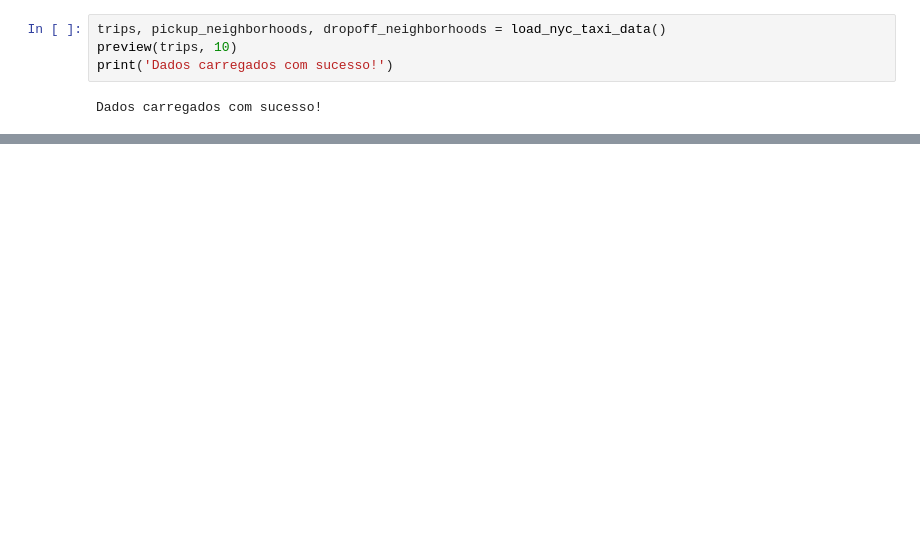
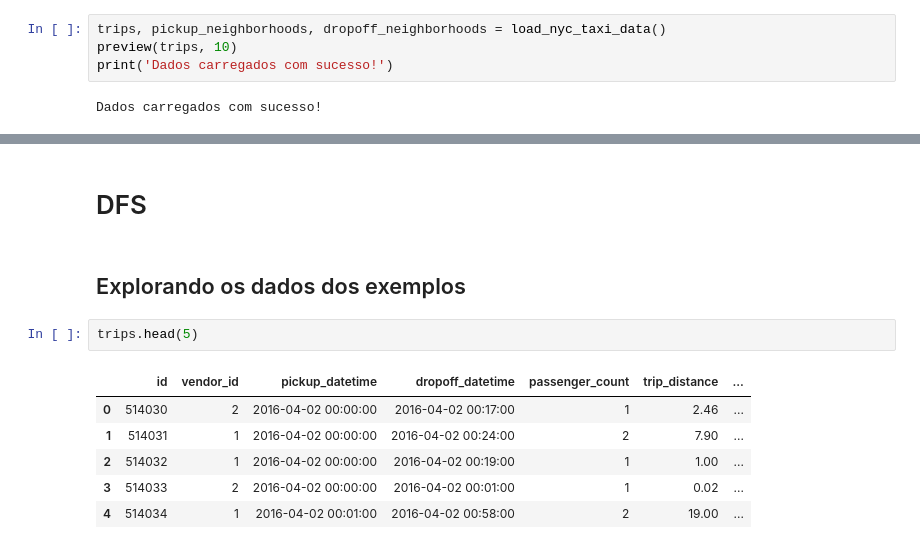
Before and after one commit to arthurvaz05/Python.Script, a Jupyter notebook: Deep_Feature_Synthesis_(DFS).ipynb, the cells around one changed output, grey strips where cells are left out. Saved outputs shown, nothing was run; the diff lists cells and outputs as text; blank space fills up the shorter version.

```diff
--- a/Deep_Feature_Synthesis_(DFS).ipynb
+++ b/Deep_Feature_Synthesis_(DFS).ipynb
@@ -94,0 +150,13 @@ Dados carregados com sucesso!
+# %% [markdown]
+# DFS
+# %% [markdown]
+## Explorando os dados dos exemplos
+# %%
+trips.head(5)
+# %% [output]
+|  | id | vendor_id | pickup_datetime | dropoff_datetime | passenger_count | trip_distance | ... |
+| 0 | 514030 | 2 | 2016-04-02 00:00:00 | 2016-04-02 00:17:00 | 1 | 2.46 | ... |
+| 1 | 514031 | 1 | 2016-04-02 00:00:00 | 2016-04-02 00:24:00 | 2 | 7.90 | ... |
+| 2 | 514032 | 1 | 2016-04-02 00:00:00 | 2016-04-02 00:19:00 | 1 | 1.00 | ... |
+| 3 | 514033 | 2 | 2016-04-02 00:00:00 | 2016-04-02 00:01:00 | 1 | 0.02 | ... |
+| 4 | 514034 | 1 | 2016-04-02 00:01:00 | 2016-04-02 00:58:00 | 2 | 19.00 | ... |
```
Also changed, not shown: parts of 29 cells of this notebook.
